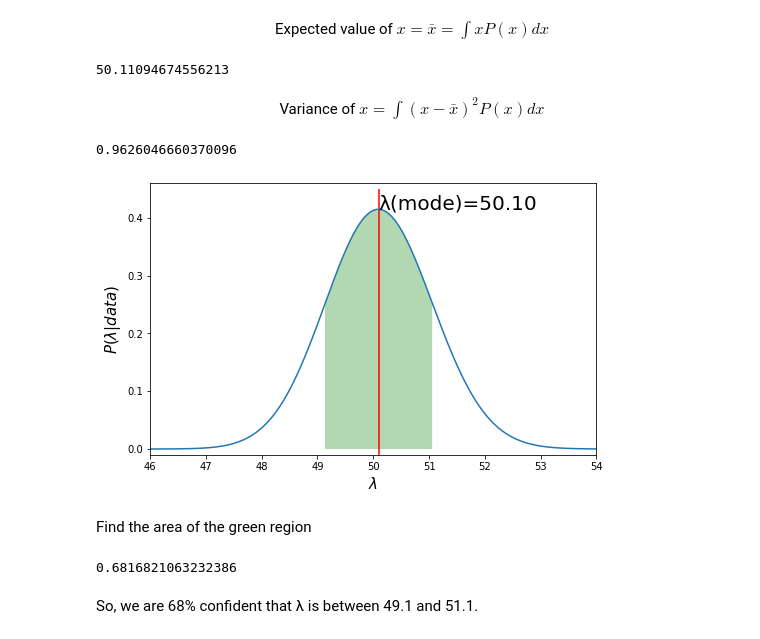
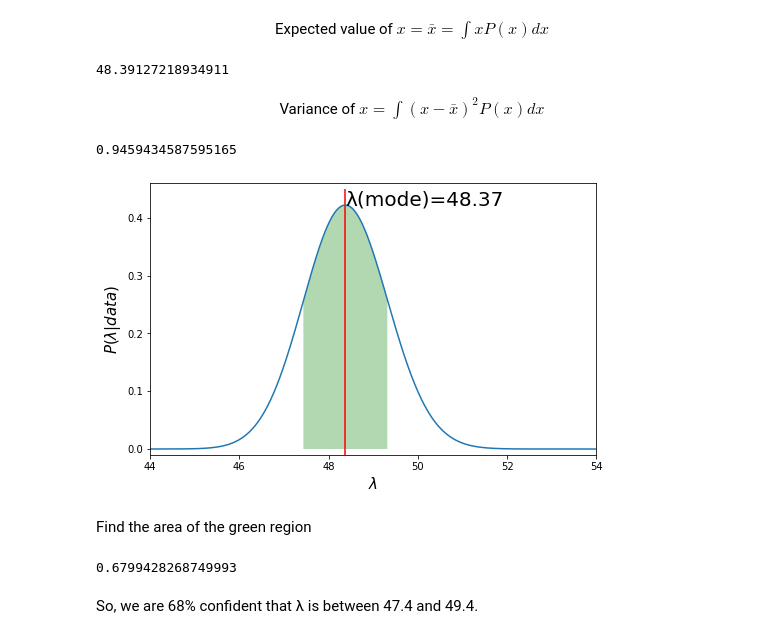
Before and after one commit to NimaChartab/introduction-to-applied-data-scienceu, a Jupyter notebook: notebooks/Session3.ipynb, the cells around one changed output. Cells and saved outputs as stored; diff of their text form; code cells hidden in the pictures.

```diff
--- a/notebooks/Session3.ipynb
+++ b/notebooks/Session3.ipynb
@@ -83,5 +83,5 @@ Exponential random distribution
 # %%
-Exponential=lambda λ,α: λ*np.exp(-λ*α)
+Exponential=lambda λ,α: α*np.exp(-λ*α)
 Exponential=np.vectorize(Exponential)
 # %% [markdown]
 Assume that a normal person tweets 25 tweets per week ($\alpha=1/25=0.04$)
@@ -98,7 +98,7 @@ Let's make a grid for λ and find posterior of every single point
 λ_est=np.linspace(40,60,2000)
 # %%
 def Posterior_tweet(λ_est,tweet_Data):
-    return np.prod(Poission(tweet_Data,λ_est)*Exponential(λ_est,0.04))
+    return np.prod(Poisson(tweet_Data,λ_est)*Exponential(λ_est,0.04))
 # %%
 P_=np.array([])
 for j in λ_est:
@@ -130,27 +130,27 @@ How to define confidence inteval? Consider that the posterior is a symmetric dis
 μ=np.trapz(λ_est*Posterior,λ_est)
 μ
 # %% [output]
-50.11094674556213
+48.39127218934911
 # %% [markdown]
 <div align="center">Variance of $x=\int (x-\bar{x})^2 P(x) dx$</div>
 # %%
 σ=np.sqrt(np.trapz(((λ_est-μ)**2)*Posterior,λ_est))
 σ
 # %% [output]
-0.9626046660370096
+0.9459434587595165
 # %%
 plt.figure(figsize=(8,5))
 plt.plot(λ_est,Posterior)
 plt.vlines(λ_mode,-0.01,0.45,color='red')
 plt.xlabel('$\lambda$',fontsize=15)
 plt.ylabel('$P(λ|data)$',fontsize=15)
 plt.ylim(-0.01,0.46)
-plt.xlim(46,54)
+plt.xlim(44,54)
 plt.text(λ_mode,np.max(Posterior),'λ(mode)={:0.2f}'.format(λ_mode),fontsize=20)
 plt.fill_between(λ_est,Posterior,where=[(x>=(λ_mode-σ))&(x<=(λ_mode+σ)) for x in λ_est],facecolor='green',alpha=0.3)
 plt.show()
 # %% [output]
-[figure, old version]
+[figure, new version]
 # %% [markdown]
 Find the area of the green region
 # %%
@@ -158,6 +158,6 @@ mask=(λ_est>=(λ_mode-σ))&(λ_est<=(λ_mode+σ))
 # %%
 np.trapz(Posterior[mask],λ_est[mask])
 # %% [output]
-0.6816821063232386
+0.6799428268749993
 # %% [markdown]
-So, we are 68% confident that λ is between 49.1 and 51.1.
+So, we are 68% confident that λ is between 47.4 and 49.4.
```
Also changed, not shown: parts of 7 cells of this notebook, 1 other file.
